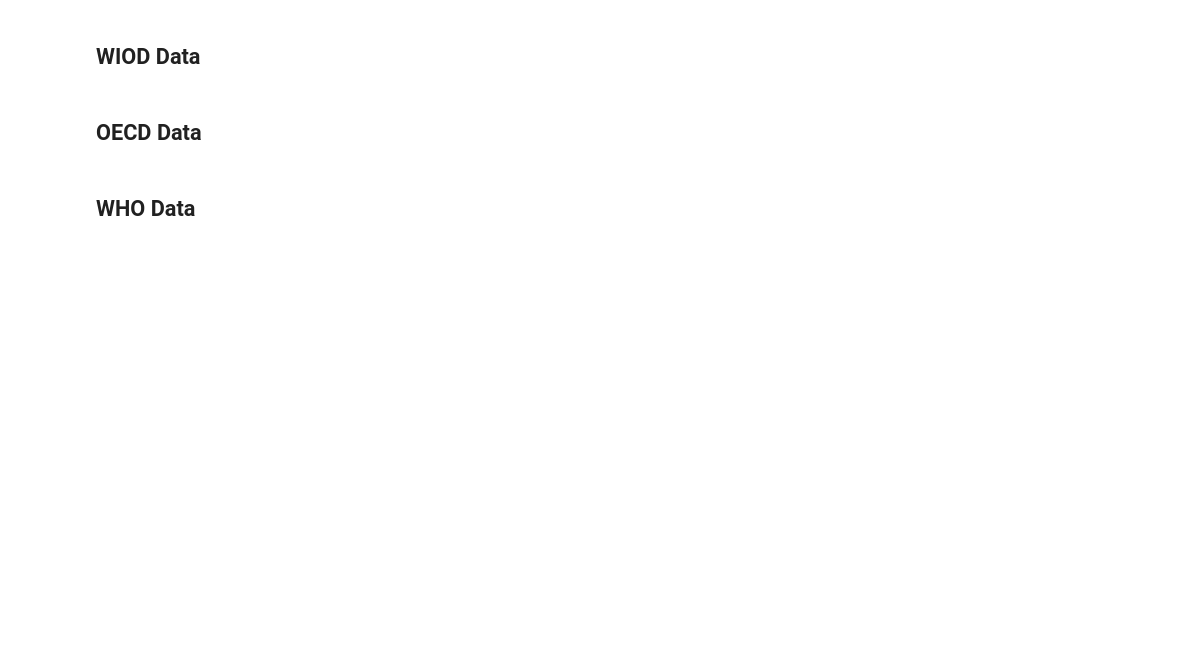
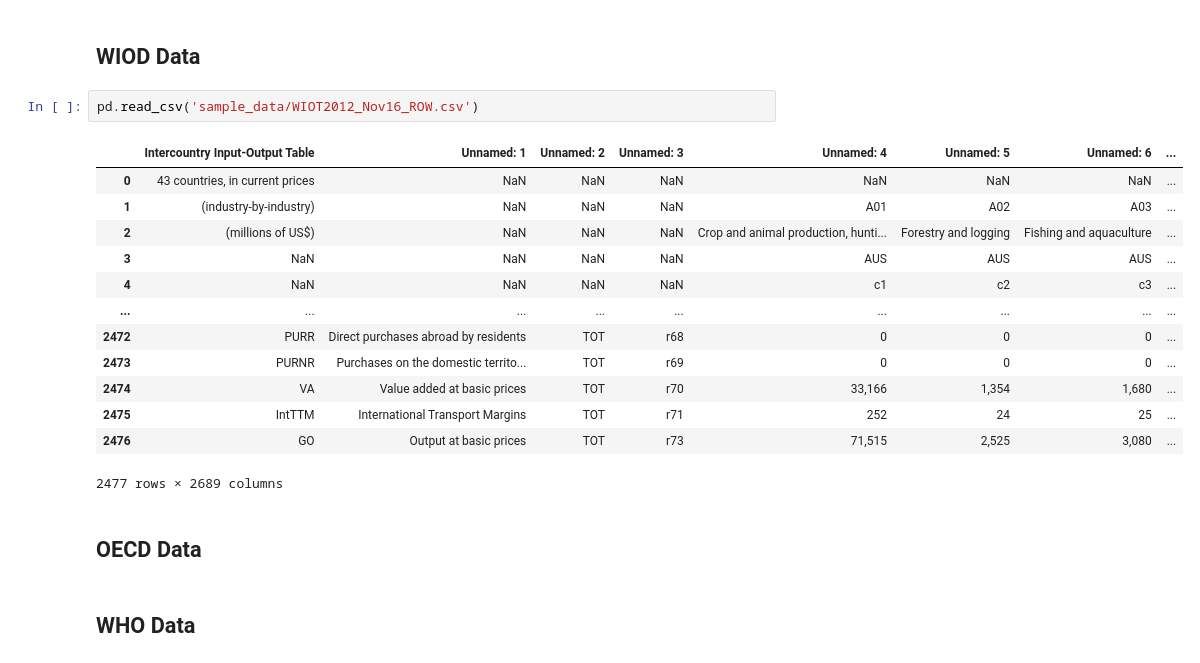
Before and after one commit to matthewbbone/macro-model-eda, a Jupyter notebook: test.ipynb, the cells around one changed output. Saved outputs shown, nothing was run; the diff lists cells and outputs as text; blank space fills up the shorter version.

```diff
--- a/test.ipynb
+++ b/test.ipynb
@@ -159,6 +161,22 @@ pd.DataFrame(rows).sort_values('total')
 | 12 | ESP | 80 | 0 | 0 | 0 | 30 | 0 | 23 | 27 | ... |
 # %% [markdown]
 ## WIOD Data
+# %%
+pd.read_csv('sample_data/WIOT2012_Nov16_ROW.csv')
+# %% [output]
+|  | Intercountry Input-Output Table | Unnamed: 1 | Unnamed: 2 | Unnamed: 3 | Unnamed: 4 | Unnamed: 5 | Unnamed: 6 | ... |
+| 0 | 43 countries, in current prices | NaN | NaN | NaN | NaN | NaN | NaN | ... |
+| 1 | (industry-by-industry) | NaN | NaN | NaN | A01 | A02 | A03 | ... |
+| 2 | (millions of US$) | NaN | NaN | NaN | Crop and animal production, hunti... | Forestry and logging | Fishing and aquaculture | ... |
+| 3 | NaN | NaN | NaN | NaN | AUS | AUS | AUS | ... |
+| 4 | NaN | NaN | NaN | NaN | c1 | c2 | c3 | ... |
+| ... | ... | ... | ... | ... | ... | ... | ... | ... |
+| 2472 | PURR | Direct purchases abroad by residents | TOT | r68 | 0 | 0 | 0 | ... |
+| 2473 | PURNR | Purchases on the domestic territo... | TOT | r69 | 0 | 0 | 0 | ... |
+| 2474 | VA | Value added at basic prices | TOT | r70 | 33,166 | 1,354 | 1,680 | ... |
+| 2475 | IntTTM | International Transport Margins | TOT | r71 | 252 | 24 | 25 | ... |
+| 2476 | GO | Output at basic prices | TOT | r73 | 71,515 | 2,525 | 3,080 | ... |
+2477 rows × 2689 columns
 # %% [markdown]
 ## OECD Data
 # %% [markdown]
```
Also changed, not shown: parts of 3 cells of this notebook, 4 other files.
